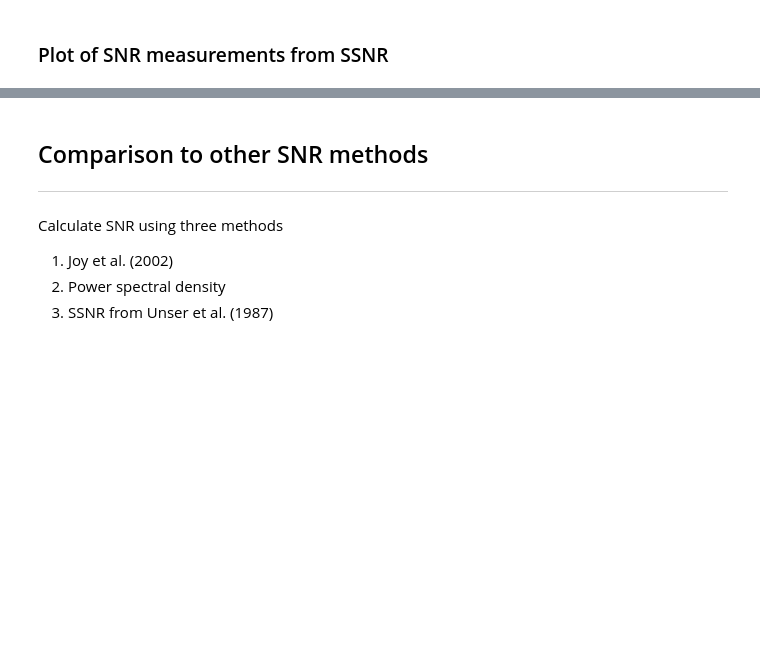
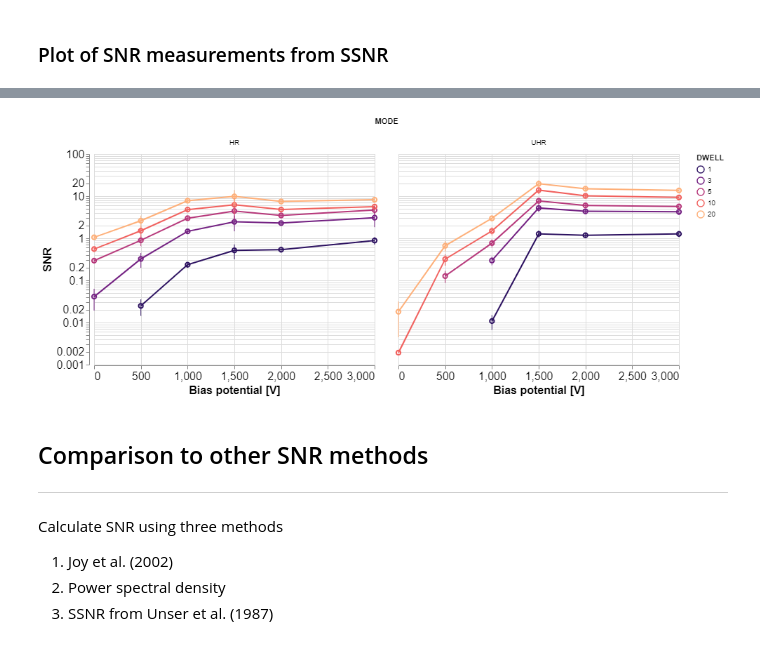
Before and after one commit to hoogenboom-group/Lane-optimization-2020, a Jupyter notebook: notebooks/SNR_analysis.ipynb, the cells around one changed output, grey strips where cells are left out. Saved outputs shown, nothing was run; the diff lists cells and outputs as text; code cells hidden in the pictures; blank space fills up the shorter version.

Commit message:
Proper image splitting

```diff
--- a/notebooks/SNR_analysis.ipynb
+++ b/notebooks/SNR_analysis.ipynb
@@ -246,7 +244,7 @@ df_snr.groupby('MODE')\
 ### Plot of SNR measurements from SSNR
 # %%
 # Data source for plot
-source = df_snr.loc[df_snr['SNR'] > 0].copy()
+source = df_snr.loc[df_snr['SNR'] > 0.001].copy()
 # source = df_snr.copy()
 scheme = 'magma'
 
@@ -273,5 +271,8 @@ error_bars = alt.Chart().mark_errorbar(extent='stdev').encode(
 
 alt.layer(chart, error_bars, data=source).facet(
     column='MODE:N'
+).configure_axis(
+    labelFontSize=16,
+    titleFontSize=16
 )
 # %% [output]
@@ -279,3 +279,4 @@ alt.layer(chart, error_bars, data=source).facet(
+[figure, added]
 # %% [markdown]
 ## Comparison to other SNR methods
 ---
```
Also changed, not shown: parts of 12 cells of this notebook.
